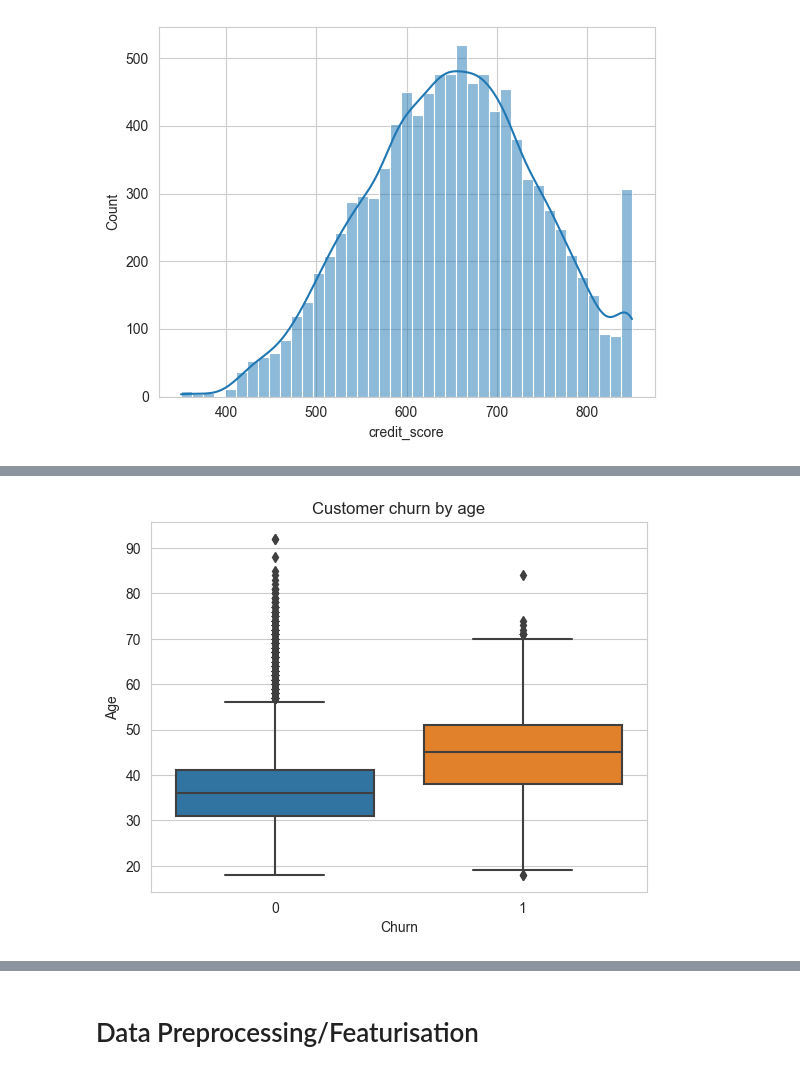
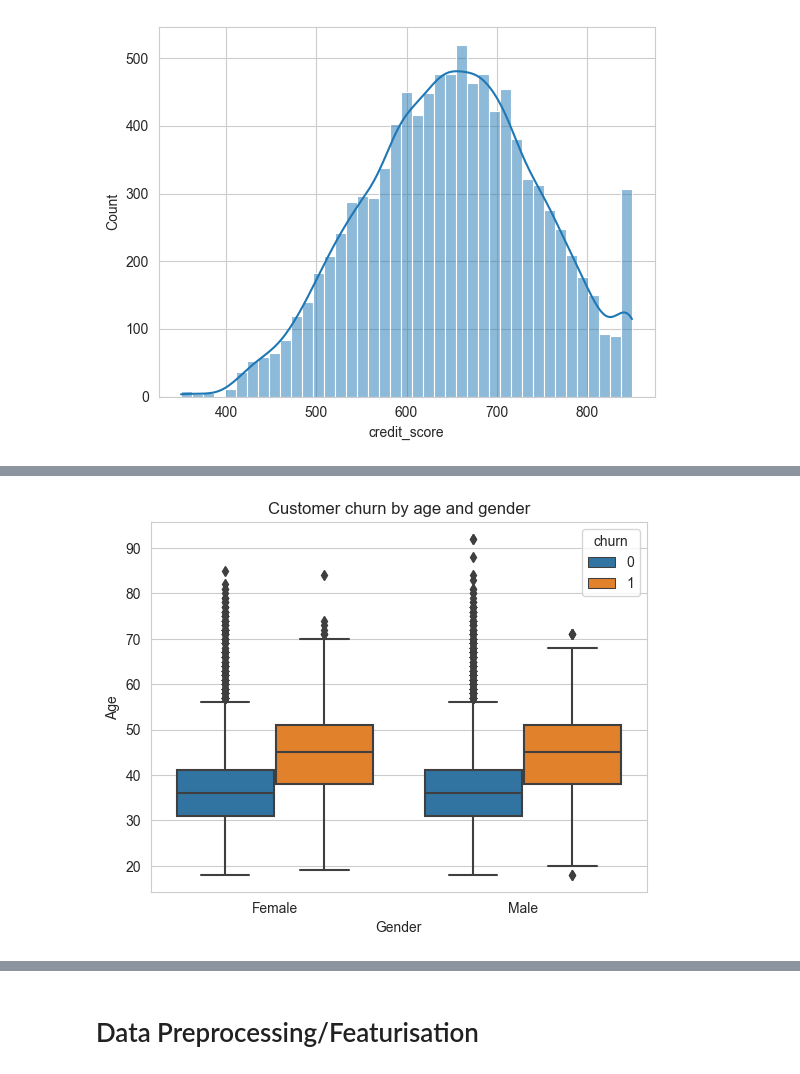
Before and after one commit to DimGiannouli/ds_customer_churn, a Jupyter notebook: customer_churn.ipynb, the cells around one changed output, grey strips where cells are left out. Cells and saved outputs as stored; diff of their text form; code cells hidden in the pictures.

```diff
--- a/customer_churn.ipynb
+++ b/customer_churn.ipynb
@@ -209,13 +239,13 @@ plt.show()
 # %%
 #Plot if there are age differences to customers that churn. Seems that they tend to churn in an older age between 40-50 with a median of ~45. We also realise
-#that bank's custoemrs are above the age of 30
-sns.boxplot(data=df_churn, x='churn', y='age')
+#that most bank's custoemrs are above the age of 30 with many outliers above 55 especially for existing customers.
+sns.boxplot(data=df_churn, x='gender', y='age',hue='churn')
 
-plt.title('Customer churn by age')
-plt.xlabel('Churn')
+plt.title('Customer churn by age and gender')
+plt.xlabel('Gender')
 plt.ylabel('Age')
 
 # Show plot
 plt.show()
 # %% [output]
-[figure, old version]
+[figure, new version]
```
Also changed, not shown: parts of 46 cells of this notebook, 2 other files.
